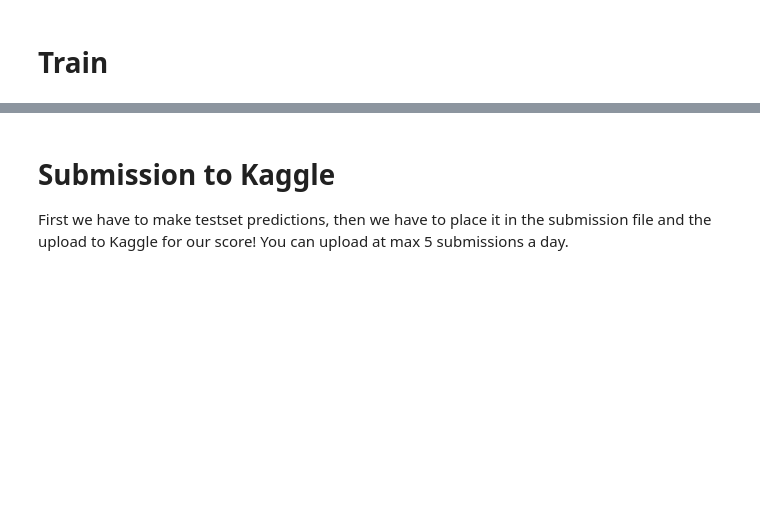
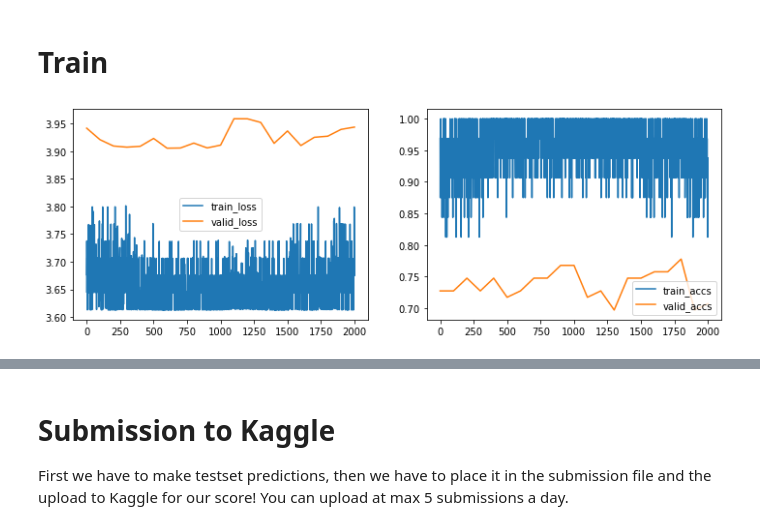
Before and after one commit to pearlww/02456-deep-learning-with-PyTorch, a Jupyter notebook: 6_Mini_Project/6.1-EXE-Kaggle-Leaf-Challenge.ipynb, the cells around one changed output, grey strips where cells are left out. Cells and saved outputs as stored; diff of their text form; code cells hidden in the pictures; blank space fills up the shorter version.

```diff
--- a/6_Mini_Project/6.1-EXE-Kaggle-Leaf-Challenge.ipynb
+++ b/6_Mini_Project/6.1-EXE-Kaggle-Leaf-Challenge.ipynb
@@ -306,13 +389,11 @@ In the above cell the data is loaded, reshaped and stored as an object. If you w
 # %%
-# import pickle
-
-# # Dump the data into a pickle file
-# with open(drive_path + '/data.pickle', 'wb') as f:
-#     pickle.dump(data, f)
+# Dump the data into a pickle file
+with open(drive_path + 'data.pickle', 'wb') as f:
+    pickle.dump(data, f)
 # %%
-# # Load the data from a pickle file
-# with open(drive_path + '/data.pickle', 'rb') as f:
-#     data = pickle.load(f)
+# Load the data from a pickle file
+with open(drive_path + '/data.pickle', 'rb') as f:
+    data = pickle.load(f)
 # %% [markdown]
 ## Batch Generator
 
@@ -328,5 +412,5 @@ Choose a reasonable batch size the `batch_size = ?` parameter below, and note yo
 # %%
-batch_size = ?
+batch_size = 32
 dummy_batch_gen = data_utils.batch_generator(data, batch_size=batch_size, num_classes=NUM_CLASSES, num_iterations=5e3, seed=42)
 train_batch = next(dummy_batch_gen.gen_train())
 valid_batch, i = next(dummy_batch_gen.gen_valid())
@@ -463,10 +606,10 @@ print(net)
 8.1) Since this is a classification task we will use the cross-entropy loss. Define the cross-entropy loss as the loss function in the code below.
 # %%
 LEARNING_RATE = 0.001
-criterion =           #<-- Your code here.
+criterion =  nn.CrossEntropyLoss()       #<-- Your code here.
 
 # weight_decay is equal to L2 regularization
-optimizer = optim.Adam(net.parameters(), lr=LEARNING_RATE)
+optimizer = optim.Adam(net.parameters(), lr=LEARNING_RATE, weight_decay=3e-4)
 
 def accuracy(ys, ts):
     predictions = torch.max(ys, 1)[1]
@@ -509,7 +661,7 @@ output['out']
 # %%
 # Setup settings for training
 VALIDATION_SIZE = 0.1 # 0.1 is ~ 100 samples for validation
-max_iter = 1000
+max_iter = 2000
 log_every = 100
 eval_every = 100
 
@@ -549,6 +701,7 @@ for i, batch_train in enumerate(batch_gen.gen_train()):
         net.eval()
         val_losses, val_accs, val_lengths = 0, 0, 0
         for batch_valid, num in batch_gen.gen_valid():
+            #print(batch_valid.shape)
             output = net(**get_input(batch_valid))
             labels_argmax = torch.max(get_labels(batch_valid), 1)[1]
             val_losses += criterion(output['out'], labels_argmax) * num
@@ -568,33 +721,35 @@ for i, batch_train in enumerate(batch_gen.gen_train()):
     output = net(**get_input(batch_train))
     labels_argmax = torch.max(get_labels(batch_train), 1)[1]
     batch_loss = criterion(output['out'], labels_argmax)
 
     train_iter.append(i)
     train_loss.append(float(get_numpy(batch_loss)))
     train_accs.append(float(get_numpy(accuracy(output['out'], labels_argmax))))
 
     optimizer.zero_grad()
     batch_loss.backward()
     optimizer.step()
 
     # Log i figure
     if i % log_every == 0:
         fig = plt.figure(figsize=(12,4))
         plt.subplot(1, 2, 1)
         plt.plot(train_iter, train_loss, label='train_loss')
         plt.plot(valid_iter, valid_loss, label='valid_loss')
         plt.legend()
 
         plt.subplot(1, 2, 2)
         plt.plot(train_iter, train_accs, label='train_accs')
         plt.plot(valid_iter, valid_accs, label='valid_accs')
         plt.legend()
         plt.show()
         clear_output(wait=True)
 #         print("Train, it: {} loss: {:.2f} accs: {:.2f}".format(i, train_loss[-1], train_accs[-1]))
 
     if max_iter < i:
         break
+# %% [output]
+[figure, added]
 # %% [markdown]
 ## Exercise 9
 
```
Also changed, not shown: parts of 28 cells of this notebook, 8 other files.
